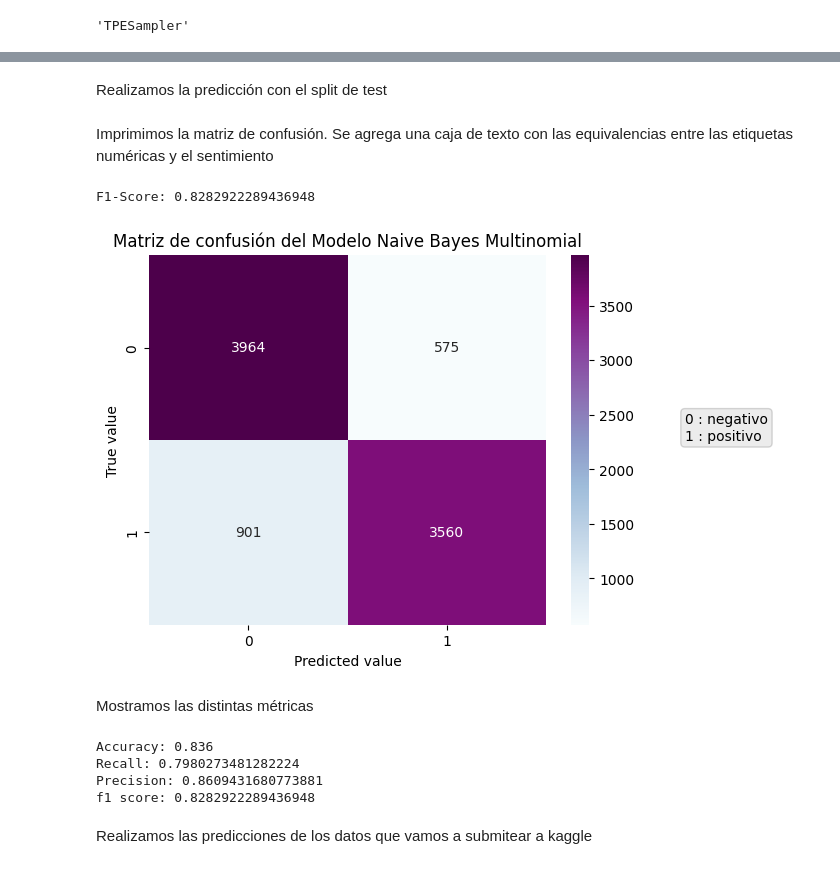
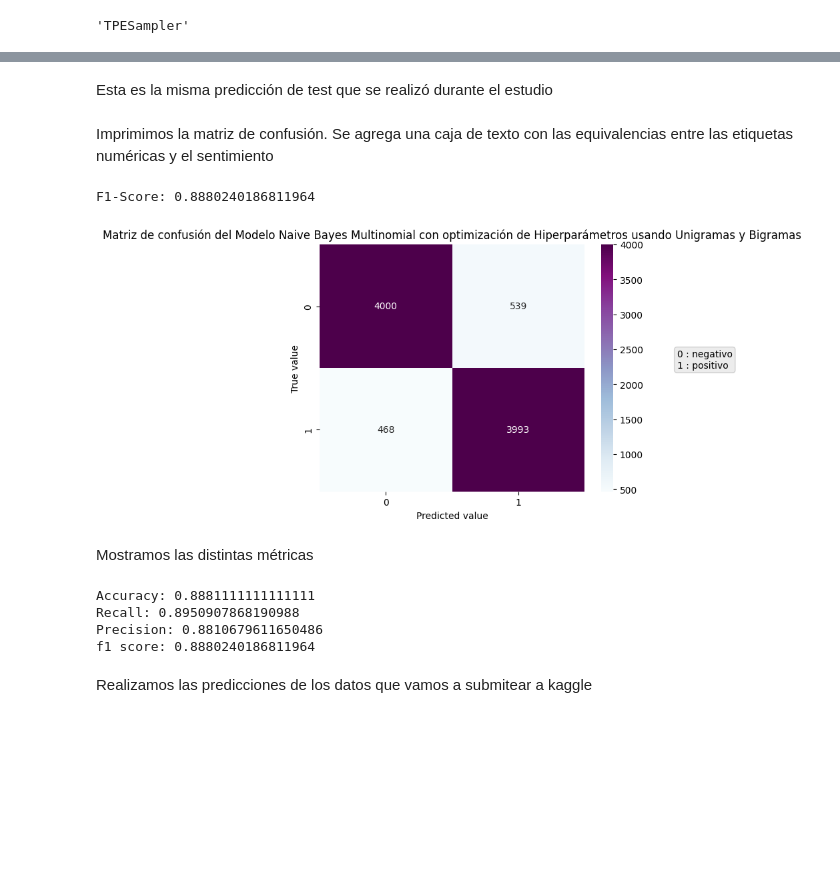
Before and after one commit to gabrieldiem/7506R-2C2023-GRUPO16, a Jupyter notebook: TP2/7506R_TP2_GRUPO16_ENTREGA_N2.ipynb, the cells around one changed output, grey strips where cells are left out. Saved outputs shown, nothing was run; the diff lists cells and outputs as text; code cells hidden in the pictures; blank space fills up the shorter version.

```diff
--- a/TP2/7506R_TP2_GRUPO16_ENTREGA_N2.ipynb
+++ b/TP2/7506R_TP2_GRUPO16_ENTREGA_N2.ipynb
@@ -319,0 +325,2 @@ runNumber=10
+# %%
+stopwordsArray = stopwords.words("spanish")
@@ -399,0 +409,2 @@ n_neighbors: 19
+# %%
+bestHyperparams1_2 = {'strip_accents': None, 'lowercase': False, 'binary': True, 'norm': 'l1', 'alpha': 0.011390469228290803, 'force_alpha': True}
@@ -400,33 +413,34 @@ n_neighbors: 19
 # %%
-
+runNumber = 9
+hyperparameters = bestHyperparams1_2
 
 parametersVectorizer = {
     'strip_accents': hyperparameters["strip_accents"],
     'lowercase': hyperparameters["lowercase"],
-    'ngram_range': hyperparameters["ngram_range"],
+    'ngram_range': (1,2),
     'binary': hyperparameters["binary"],
+    'stop_words': stopwordsArray,
     'analyzer': 'word'
 }
 
 parametersTransformer = {
     'norm': hyperparameters["norm"],
-    'use_idf': hyperparameters["use_idf"],
-    'sublinear_tf': hyperparameters["sublinear_tf"],
+    'use_idf': True,
+    'sublinear_tf': True,
 }
 
 parametersModel = {
-    'weights': hyperparameters["weights"],
-    'n_neighbors': hyperparameters["n_neighbors"],
-    'n_jobs': -1
+    'alpha': hyperparameters["alpha"],
+    'force_alpha': hyperparameters["force_alpha"],
 }
 
-KNNPipeline = Pipeline(steps=[
-        ('vectorizer', CountVectorizer(**parametersVectorizer)),
-        ('tfidfTransformer', TfidfTransformer(**parametersTransformer)),
-        ('KnnClassifier', KNeighborsClassifier(**parametersModel))
+multinomialNBPipeline = Pipeline(steps=[
+    ('vectorizer', CountVectorizer(**parametersVectorizer)),
+    ('tfidfTransformer', TfidfTransformer(**parametersTransformer)),
+    ('multinomialNB', MultinomialNB(**parametersModel))
 ])
 
-KNNPipeline.fit(x_train, y_train)
+multinomialNBPipeline.fit(x_train, y_train)
 # %% [output]
 Pipeline(steps=[('vectorizer',
                  CountVectorizer(binary=True, lowercase=False,
@@ -518,5 +457,0 @@ En este caso el predictor es el naive bayes multinomial MultinomialNB y el trans
-# %%
-multinomialNBPipeline = Pipeline(steps=[
-  ('vectorizer', CountVectorizer()),
-  ('multinomialNB', MultinomialNB())
-])
@@ -552,5 +458,5 @@ multinomialNBPipeline.get_params()
-# %% [markdown]
-Realizamos la predicción con el split de test
+# %% [markdown]
+Esta es la misma predicción de test que se realizó durante el estudio
 # %%
 y_pred = multinomialNBPipeline.predict(x_test)
 # %% [markdown]
@@ -558,16 +464,16 @@ Imprimimos la matriz de confusión. Se agrega una caja de texto con las equivale
 # %%
 print('F1-Score: {}'.format(f1_score(y_test, y_pred, average='binary')))
 
 confussionMatrix = confusion_matrix(y_true=y_test, y_pred=y_pred)
 sns.heatmap(confussionMatrix,cmap='BuPu', annot=True, fmt='g')
 plt.xlabel('Predicted value')
 plt.ylabel('True value')
-plt.title("Matriz de confusión del Modelo Naive Bayes Multinomial")
+plt.title("Matriz de confusión del Modelo Naive Bayes Multinomial con optimización de Hiperparámetros usando Unigramas y Bigramas")
 plt.text(2.7, 1, f"0 : {labelEncoder.inverse_transform([0])[0]}\n1 : {labelEncoder.inverse_transform([1])[0]}", bbox=dict(boxstyle='round', facecolor='grey', alpha=0.15))
 plt.show()
 # %% [output]
-F1-Score: 0.8282922289436948
+F1-Score: 0.8880240186811964
-[figure, old version]
+[figure, new version]
 # %% [markdown]
 Mostramos las distintas métricas
 # %%
@@ -581,10 +487,10 @@ print(f"Recall: {str(recall)}")
 print(f"Precision: {str(precision)}")
 print(f"f1 score: {str(f1)}")
 # %% [output]
-Accuracy: 0.836
-Recall: 0.7980273481282224
-Precision: 0.8609431680773881
-f1 score: 0.8282922289436948
+Accuracy: 0.8881111111111111
+Recall: 0.8950907868190988
+Precision: 0.8810679611650486
+f1 score: 0.8880240186811964
 # %% [markdown]
 Realizamos las predicciones de los datos que vamos a submitear a kaggle
 # %%
```
Also changed, not shown: parts of 123 cells of this notebook, 22 other files.
